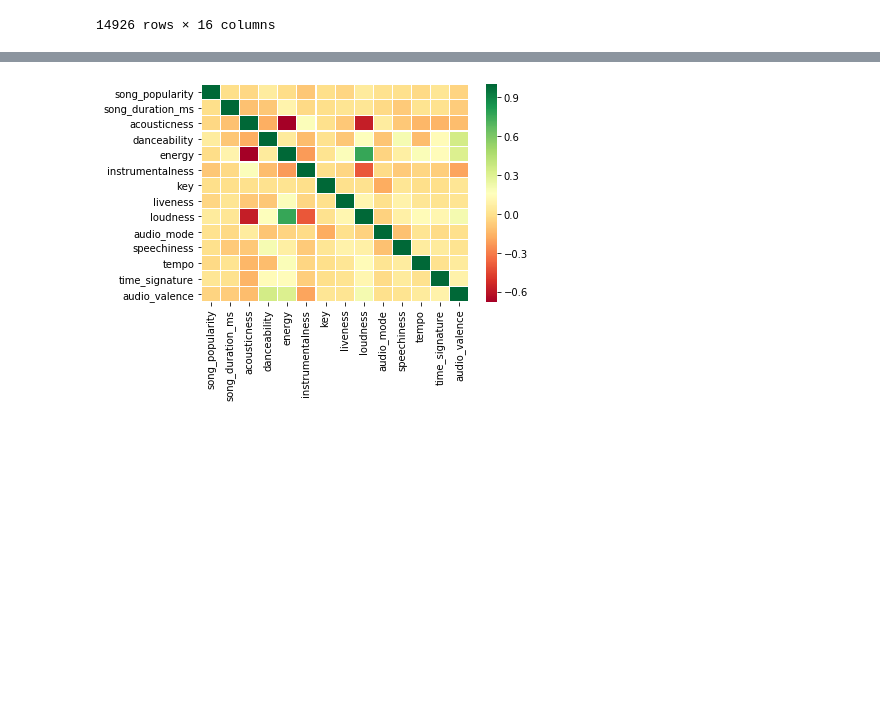
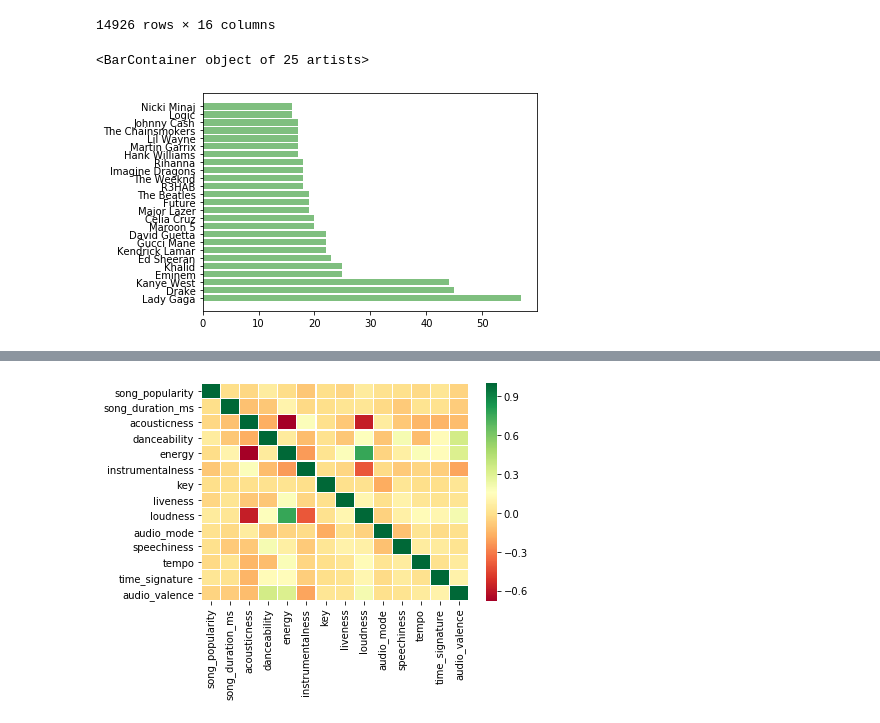
Before and after one commit to vladschepkov/project-one, a Jupyter notebook: Spotify_songs.ipynb, the cells around one changed output, grey strips where cells are left out. Saved outputs shown, nothing was run; the diff lists cells and outputs as text; code cells hidden in the pictures; blank space fills up the shorter version.

```diff
--- a/Spotify_songs.ipynb
+++ b/Spotify_songs.ipynb
@@ -51,6 +51,24 @@ b_clean.sort_values("song_popularity")
 | 1229 | I Love It (& Lil Pump) | 99 | 127946 | 0.011400 | 0.901 | 0.522 | 0.000000 | ... |
 | 4299 | Happier | 100 | 214289 | 0.191000 | 0.687 | 0.792 | 0.000000 | ... |
 14926 rows × 16 columns
+# %%
+a=b_clean["artist_name"].value_counts()
+a=pd.DataFrame(a)
+a=a.reset_index()
+a=a.rename(columns={"index":"Artist_Name","artist_name":"Song_Count"})
+a.head(50)
+names = a["Artist_Name"].head(25)
+songs = a["Song_Count"].head(25)
+plt.barh(names,songs,align='center',alpha=0.5,color='g')
+#plt.show()
+
+#plt.bar(y_pos, performance, align='center', alpha=0.5)
+#plt.xticks(y_pos, objects)
+#plt.ylabel('Usage')
+#plt.title('Programming language usage')
+# %% [output]
+<BarContainer object of 25 artists>
+[figure, added]
 # %%
 new_data.head()
 grouped = new_data.groupby("artist_name").mean()
```
Also changed, not shown: parts of 1 cell of this notebook.
